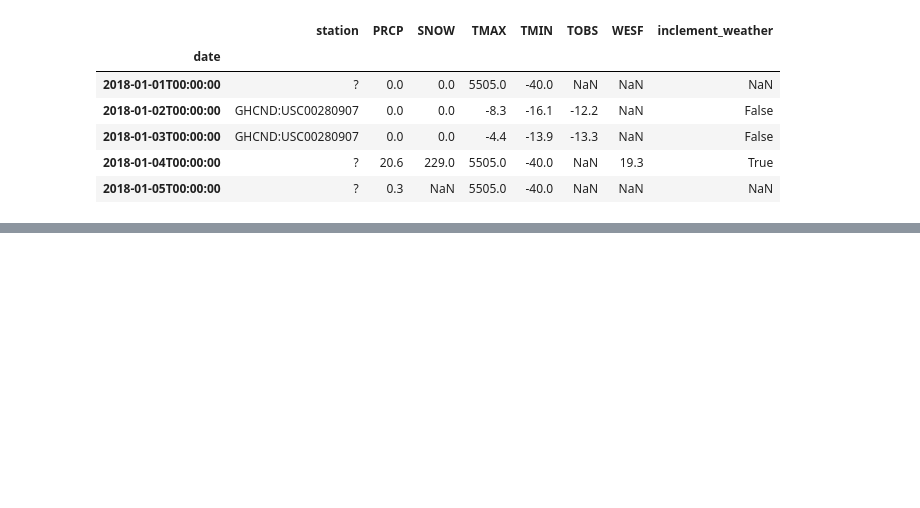
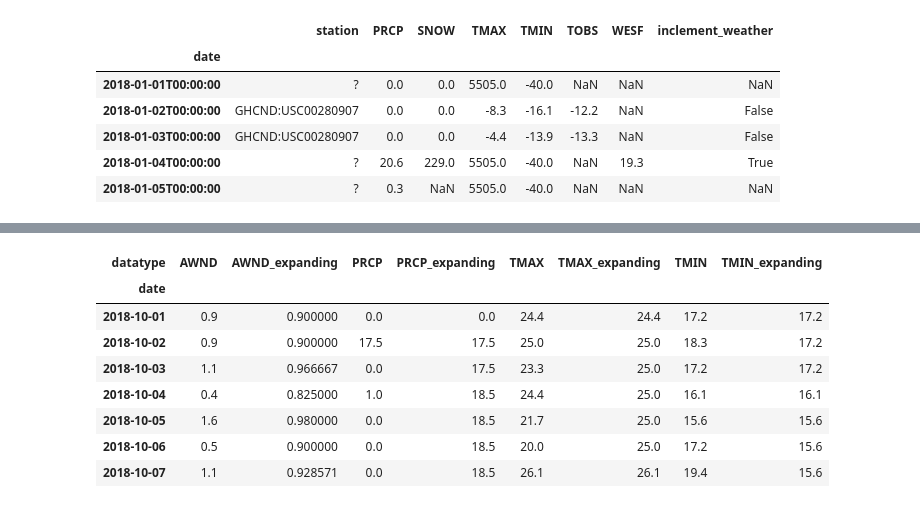
Before and after one commit to kspicer80/tutorials, a Jupyter notebook: hands_on_data_analysis_with_pandas/chapter_4_aggregating_data/chapter_4_notebook.ipynb, the cells around one changed output, grey strips where cells are left out. Saved outputs shown, nothing was run; the diff lists cells and outputs as text; code cells hidden in the pictures; blank space fills up the shorter version.

```diff
--- a/hands_on_data_analysis_with_pandas/chapter_4_aggregating_data/chapter_4_notebook.ipynb
+++ b/hands_on_data_analysis_with_pandas/chapter_4_aggregating_data/chapter_4_notebook.ipynb
@@ -128,0 +347,14 @@ dirty_data.head()
+# %%
+import numpy as np
+central_park_weather['2018-10-01':'2018-10-07'].expanding().agg({
+'TMAX': np.max, 'TMIN': np.min,'AWND': np.mean, 'PRCP': np.sum}).join(central_park_weather[['TMAX', 'TMIN', 'AWND', 'PRCP']],lsuffix='_expanding').sort_index(axis=1)
+# %% [output]
+| datatype | AWND | AWND_expanding | PRCP | PRCP_expanding | TMAX | TMAX_expanding | TMIN | TMIN_expanding |
+| date |  |  |  |  |  |  |  |  |
+| 2018-10-01 | 0.9 | 0.900000 | 0.0 | 0.0 | 24.4 | 24.4 | 17.2 | 17.2 |
+| 2018-10-02 | 0.9 | 0.900000 | 17.5 | 17.5 | 25.0 | 25.0 | 18.3 | 17.2 |
+| 2018-10-03 | 1.1 | 0.966667 | 0.0 | 17.5 | 23.3 | 25.0 | 17.2 | 17.2 |
+| 2018-10-04 | 0.4 | 0.825000 | 1.0 | 18.5 | 24.4 | 25.0 | 16.1 | 16.1 |
+| 2018-10-05 | 1.6 | 0.980000 | 0.0 | 18.5 | 21.7 | 25.0 | 15.6 | 15.6 |
+| 2018-10-06 | 0.5 | 0.900000 | 0.0 | 18.5 | 20.0 | 25.0 | 17.2 | 15.6 |
+| 2018-10-07 | 1.1 | 0.928571 | 0.0 | 18.5 | 26.1 | 26.1 | 19.4 | 15.6 |
```
Also changed, not shown: parts of 79 cells of this notebook, 9 other files.
